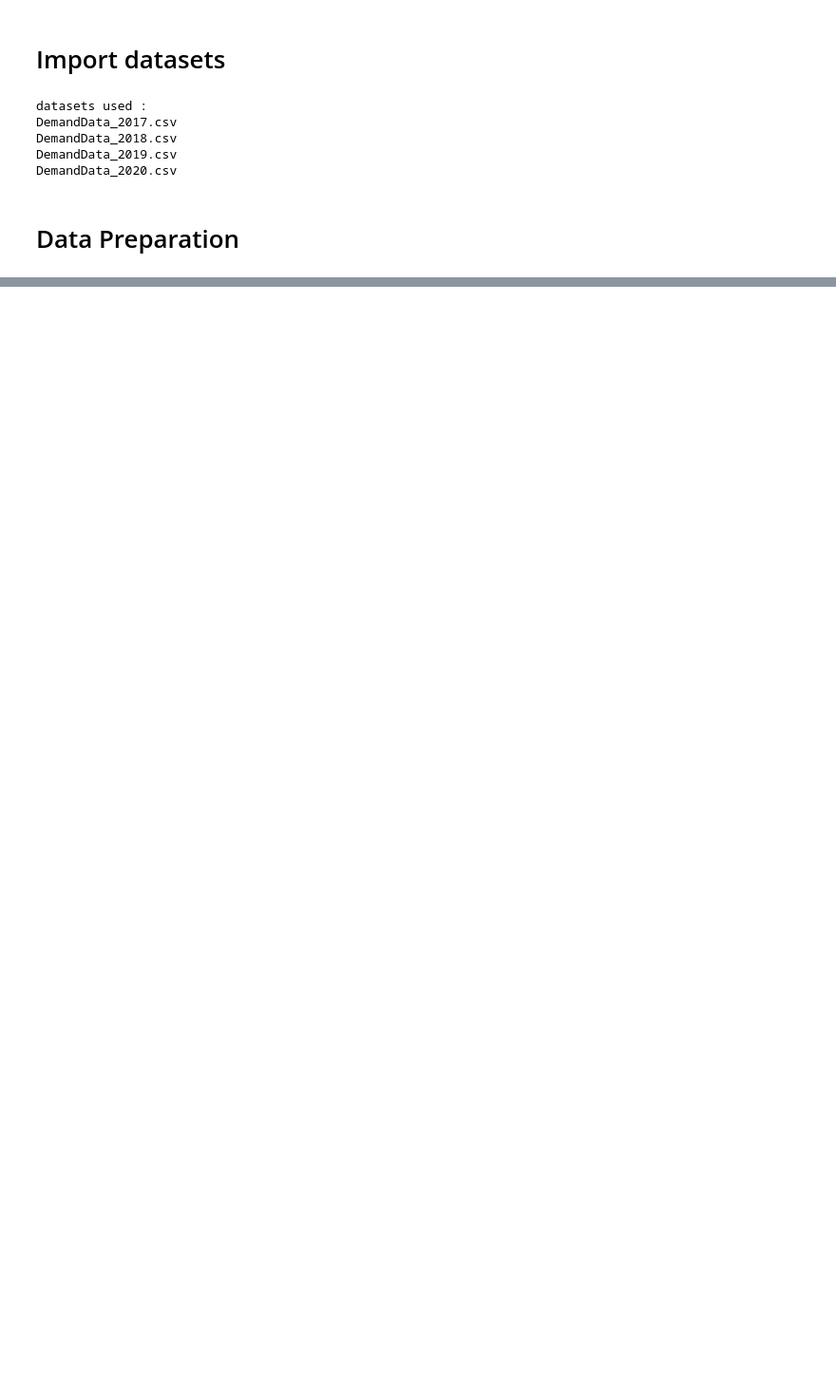
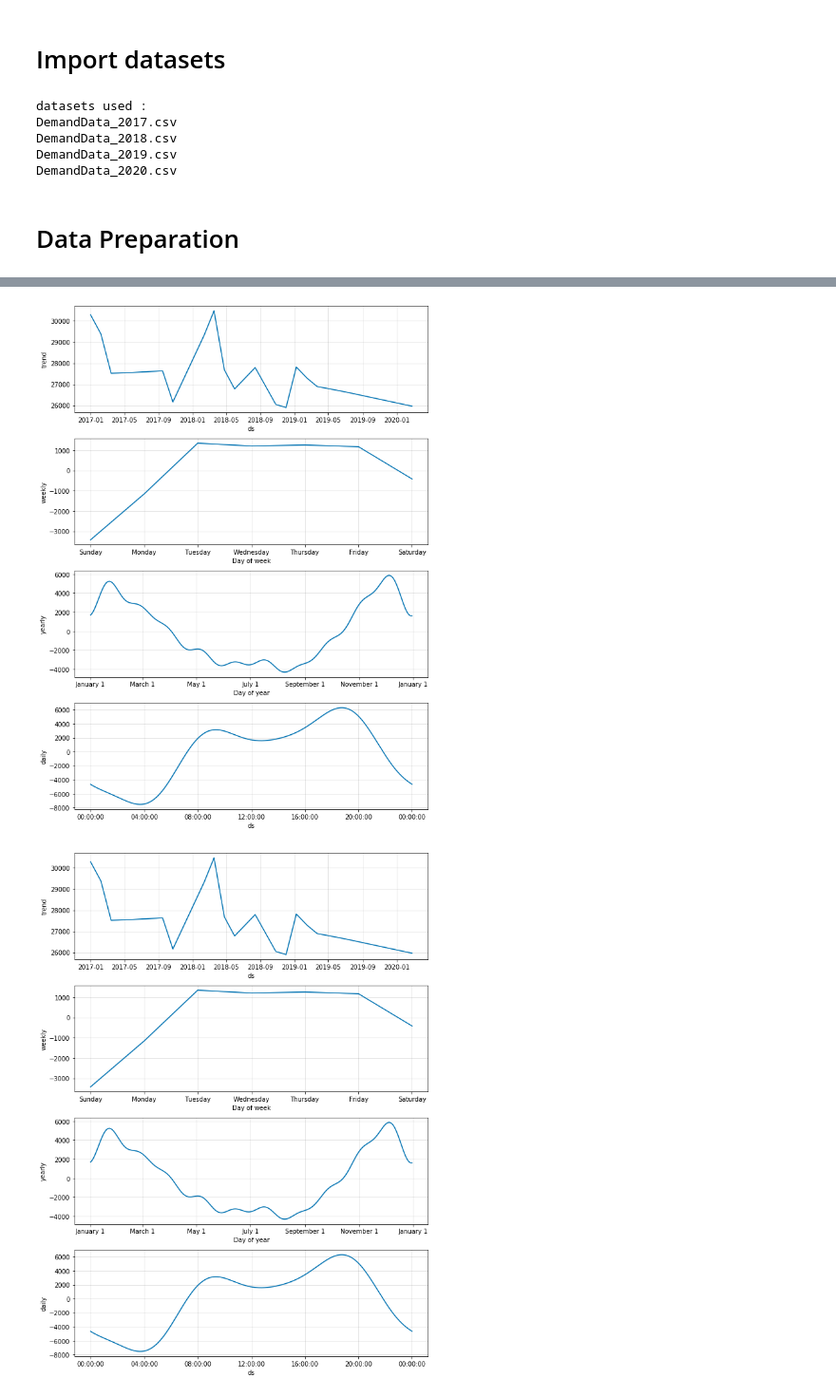
Before and after one commit to AndrewWalker251/energy_forecasting, a Jupyter notebook: Energy Forecast Exploration.ipynb, the cells around one changed output, grey strips where cells are left out. Shown: that part at 95% size. Drawn from its saved outputs; the diff is of its cells as text; code cells hidden in the pictures; blank space fills up the shorter version.

```diff
--- a/Energy Forecast Exploration.ipynb
+++ b/Energy Forecast Exploration.ipynb
@@ -85,0 +80,5 @@ plt.plot(df['SETTLEMENT_DATE'], df['EMBEDDED_WIND_GENERATION'])
+# %%
+m.plot_components(forecast)
+# %% [output]
+[figure, added]
+[figure, added]
```
Also changed, not shown: parts of 14 cells of this notebook.
